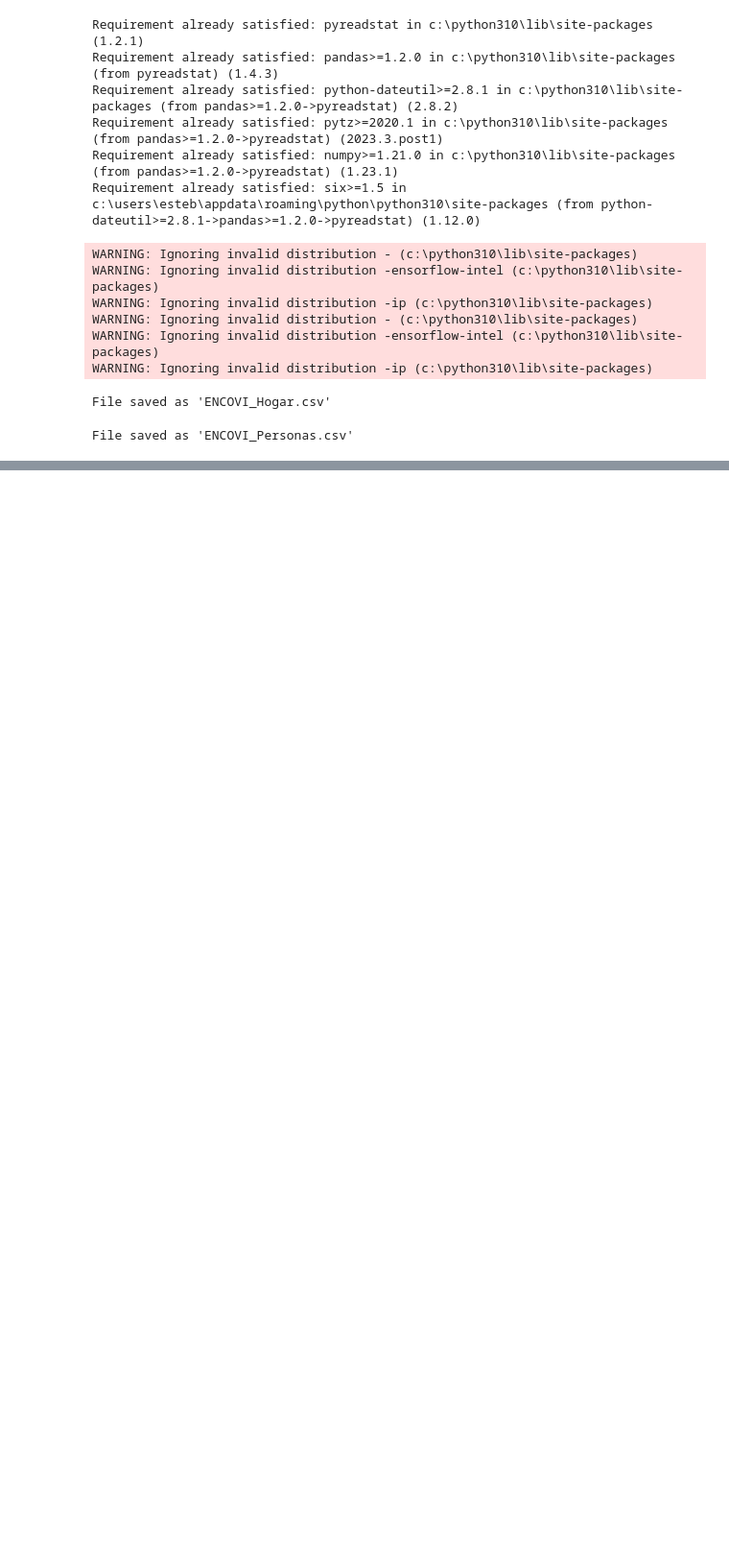
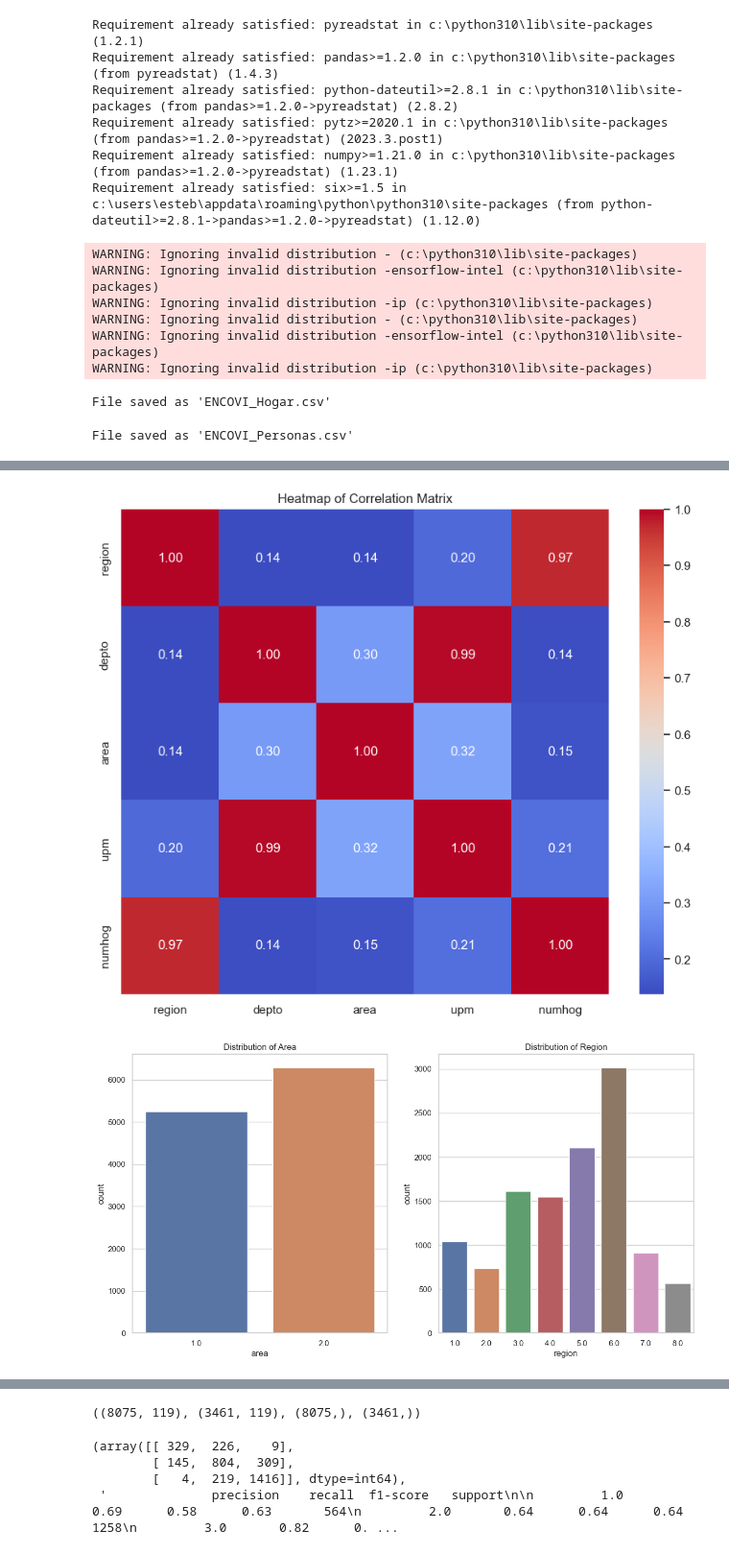
Before and after one commit to EstebanAG1005/Lab10-DS, a Jupyter notebook: lab10.ipynb, the cells around one changed output, grey strips where cells are left out. Shown: that part at 96% size. Cells and saved outputs as stored; diff of their text form; code cells hidden in the pictures; blank space fills up the shorter version.

```diff
--- a/lab10.ipynb
+++ b/lab10.ipynb
@@ -63,0 +298,36 @@ File saved as 'ENCOVI_Personas.csv'
+# %%
+# Función para realizar visualizaciones de datos complejas
+def complex_data_visualization(df, num_cols_sample=5):
+    # Seleccionar una muestra de columnas numéricas para el análisis
+    sample_cols = df.select_dtypes(include=['number']).columns[:num_cols_sample]
+
+    # Heatmap de correlaciones
+    plt.figure(figsize=(10, 8))
+    sns.heatmap(df[sample_cols].corr(), annot=True, fmt=".2f", cmap="coolwarm")
+    plt.title("Heatmap of Correlation Matrix")
+
+    # Bar plots para la variable 'area' y 'region'
+    fig, ax = plt.subplots(1, 2, figsize=(14, 7))
+    sns.countplot(x='area', data=df, ax=ax[0])
+    ax[0].set_title('Distribution of Area')
+
+    sns.countplot(x='region', data=df, ax=ax[1])
+    ax[1].set_title('Distribution of Region')
+
+    # Pie chart para la proporción de 'area'
+    area_counts = df['area'].value_counts()
+    plt.figure(figsize=(8, 8))
+    plt.pie(area_counts, labels=area_counts.index, autopct='%1.1f%%', startangle=140)
+    plt.title('Area Proportion')
+
+    # Mostrar las visualizaciones
+    plt.show()
+
+# Visualizaciones complejas para el conjunto de datos de hogares
+complex_data_visualization(encovi_hogar_cleaned)
+
+# Visualizaciones complejas para el conjunto de datos de personas
+complex_data_visualization(encovi_personas_cleaned)
+# %% [output]
+[figure, added]
+[figure, added]
@@ -63,0 +338,43 @@ File saved as 'ENCOVI_Personas.csv'
+# %%
+from sklearn.model_selection import train_test_split
+from sklearn.preprocessing import StandardScaler
+
+# Definir la variable objetivo y las características
+target = 'pobreza'
+features = encovi_hogar_cleaned.drop(columns=[target]).select_dtypes(include=['number']).columns
+
+X = encovi_hogar_cleaned[features]
+y = encovi_hogar_cleaned[target]
+
+# División de los datos en conjuntos de entrenamiento y prueba
+X_train, X_test, y_train, y_test = train_test_split(X, y, test_size=0.3, random_state=42)
+
+# Estandarización de las características
+scaler = StandardScaler()
+X_train_scaled = scaler.fit_transform(X_train)
+X_test_scaled = scaler.transform(X_test)
+
+X_train_scaled.shape, X_test_scaled.shape, y_train.shape, y_test.shape
+# %% [output]
+((8075, 119), (3461, 119), (8075,), (3461,))
+# %%
+from sklearn.linear_model import LogisticRegression
+from sklearn.metrics import classification_report, confusion_matrix
+
+# Entrenar el modelo de Regresión Logística
+log_reg = LogisticRegression(max_iter=1000)
+log_reg.fit(X_train_scaled, y_train)
+
+# Predecir en el conjunto de prueba
+y_pred = log_reg.predict(X_test_scaled)
+
+# Evaluación del modelo
+conf_matrix = confusion_matrix(y_test, y_pred)
+class_report = classification_report(y_test, y_pred)
+
+conf_matrix, class_report
+# %% [output]
+(array([[ 329,  226,    9],
+        [ 145,  804,  309],
+        [   4,  219, 1416]], dtype=int64),
+ '              precision    recall  f1-score   support\n\n         1.0       0.69      0.58      0.63       564\n         2.0       0.64      0.64      0.64      1258\n         3.0       0.82      0. ...
```
Also changed, not shown: parts of 6 cells of this notebook.
